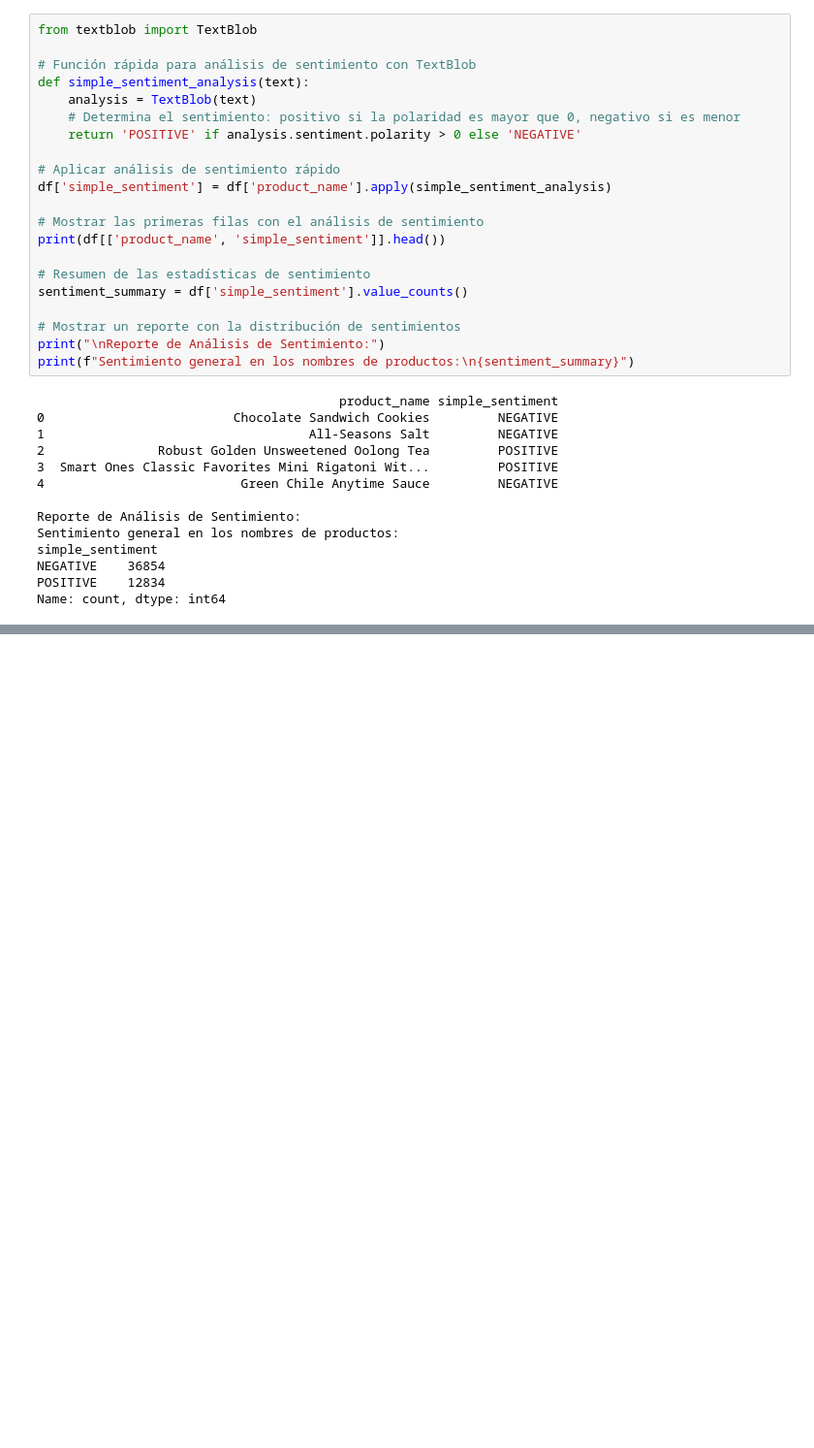
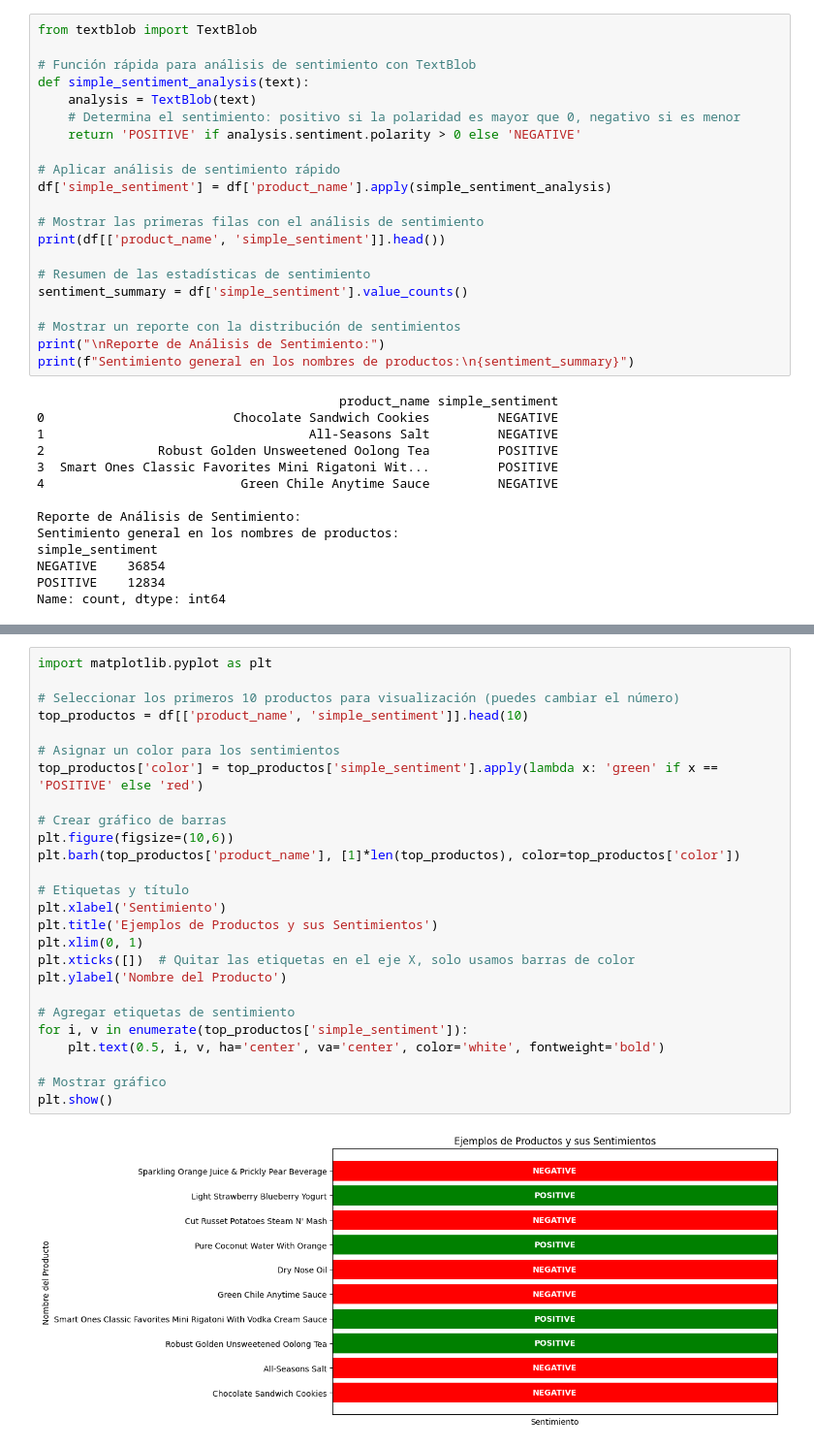
Before and after one commit to nelsonbeas33/procesamiento-datos, a Jupyter notebook: tarea2/tarea2.ipynb, the cells around one changed output, grey strips where cells are left out. Shown at 97% size. Cells and saved outputs as stored; diff of their text form; blank space fills up the shorter version.

```diff
--- a/tarea2/tarea2.ipynb
+++ b/tarea2/tarea2.ipynb
@@ -169,0 +193,28 @@ Name: count, dtype: int64
+# %%
+import matplotlib.pyplot as plt
+
+# Seleccionar los primeros 10 productos para visualización (puedes cambiar el número)
+top_productos = df[['product_name', 'simple_sentiment']].head(10)
+
+# Asignar un color para los sentimientos
+top_productos['color'] = top_productos['simple_sentiment'].apply(lambda x: 'green' if x == 'POSITIVE' else 'red')
+
+# Crear gráfico de barras
+plt.figure(figsize=(10,6))
+plt.barh(top_productos['product_name'], [1]*len(top_productos), color=top_productos['color'])
+
+# Etiquetas y título
+plt.xlabel('Sentimiento')
+plt.title('Ejemplos de Productos y sus Sentimientos')
+plt.xlim(0, 1)
+plt.xticks([])  # Quitar las etiquetas en el eje X, solo usamos barras de color
+plt.ylabel('Nombre del Producto')
+
+# Agregar etiquetas de sentimiento
+for i, v in enumerate(top_productos['simple_sentiment']):
+    plt.text(0.5, i, v, ha='center', va='center', color='white', fontweight='bold')
+
+# Mostrar gráfico
+plt.show()
+# %% [output]
+[figure, added]
```
Also changed, not shown: parts of 1 cell of this notebook.
